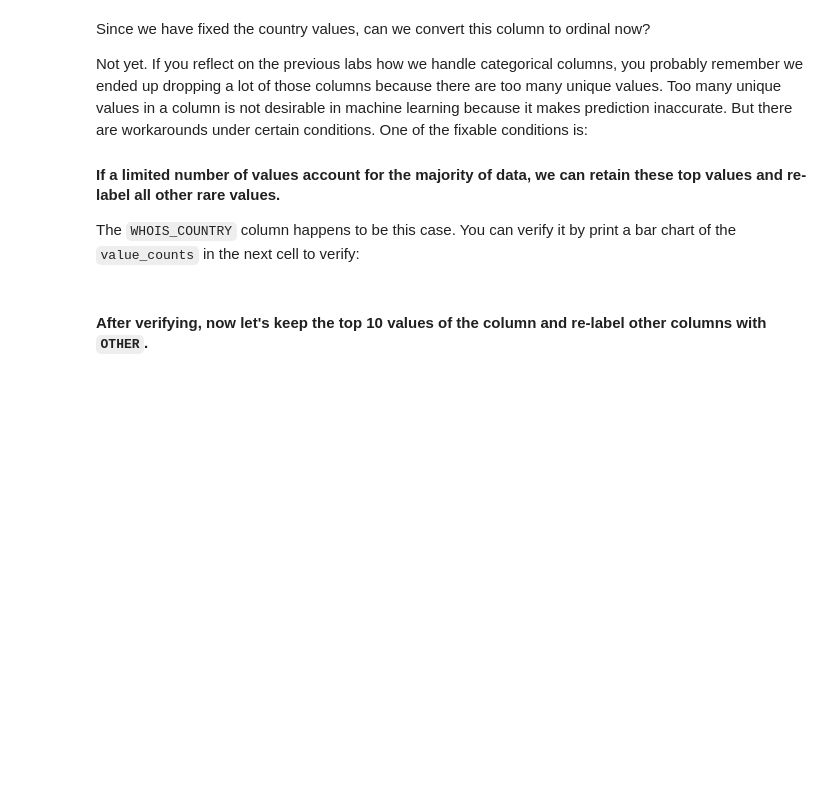
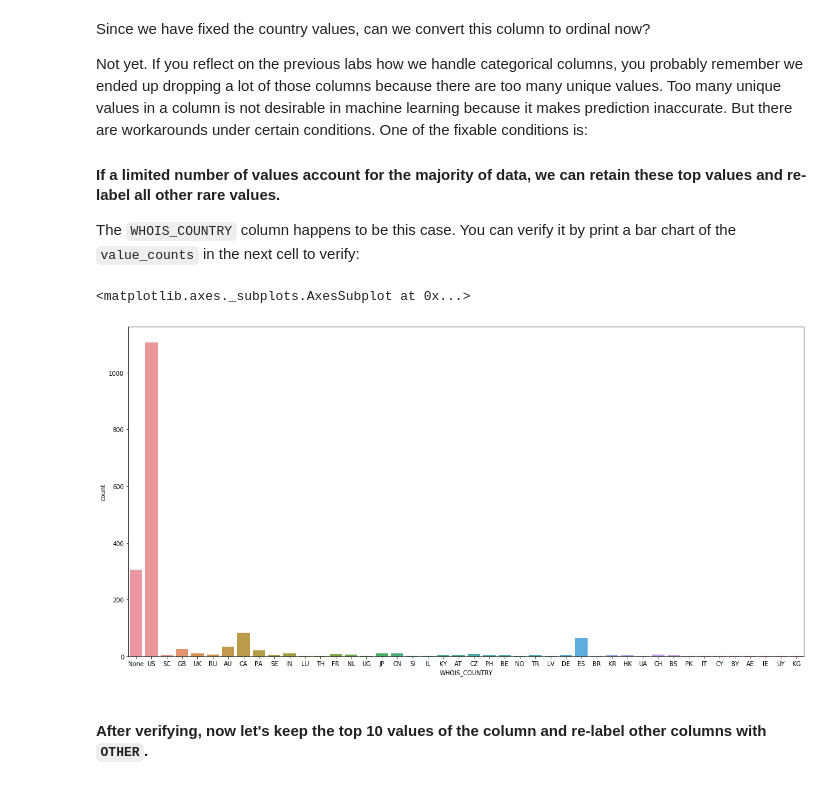
Before and after one commit to ta-datapt-bcn/lab-supervised-learning, a Jupyter notebook: your-code/main.ipynb, the cells around one changed output. Drawn from its saved outputs; the diff is of its cells as text; code cells hidden in the pictures; blank space fills up the shorter version.

```diff
--- a/your-code/main.ipynb
+++ b/your-code/main.ipynb
@@ -84,0 +220,6 @@ If you remember in the previous labs, we drop a column if the column contains a
+# %%
+# Your code here
+websites.drop(columns=['CONTENT_LENGTH'], inplace=True)
+websites['SERVER'] = websites['SERVER'].fillna('None')
+# %%
+websites.drop(columns=['DNS_QUERY_TIMES'], inplace=True)
@@ -115,0 +278,7 @@ How to handle string columns is always case by case. Let's start by working on `
+# %%
+# Your code here
+websites.loc[websites['WHOIS_COUNTRY']!='None', 'WHOIS_COUNTRY'] = websites.WHOIS_COUNTRY.str.upper()
+websites.loc[websites['WHOIS_COUNTRY']=='CYPRUS', 'WHOIS_COUNTRY'] = 'CY'
+websites.loc[websites['WHOIS_COUNTRY']=='UNITED KINGDOM', 'WHOIS_COUNTRY'] = 'GB'
+websites.loc[websites['WHOIS_COUNTRY']=='[U\'GB\'; U\'UK\']', 'WHOIS_COUNTRY'] = 'GB'
+websites['WHOIS_COUNTRY'].value_counts()
@@ -126,2 +311,9 @@ The `WHOIS_COUNTRY` column happens to be this case. You can verify it by print a
+# %%
+# Your code here
+plt.figure(figsize=(20,10))
+sns.countplot(x='WHOIS_COUNTRY', data=websites)
+# %% [output]
+<matplotlib.axes._subplots.AxesSubplot at 0x...>
+[figure, added]
 # %% [markdown]
 #### After verifying, now let's keep the top 10 values of the column and re-label other columns with `OTHER`.
```
Also changed, not shown: parts of 57 cells of this notebook, 1 other file.
